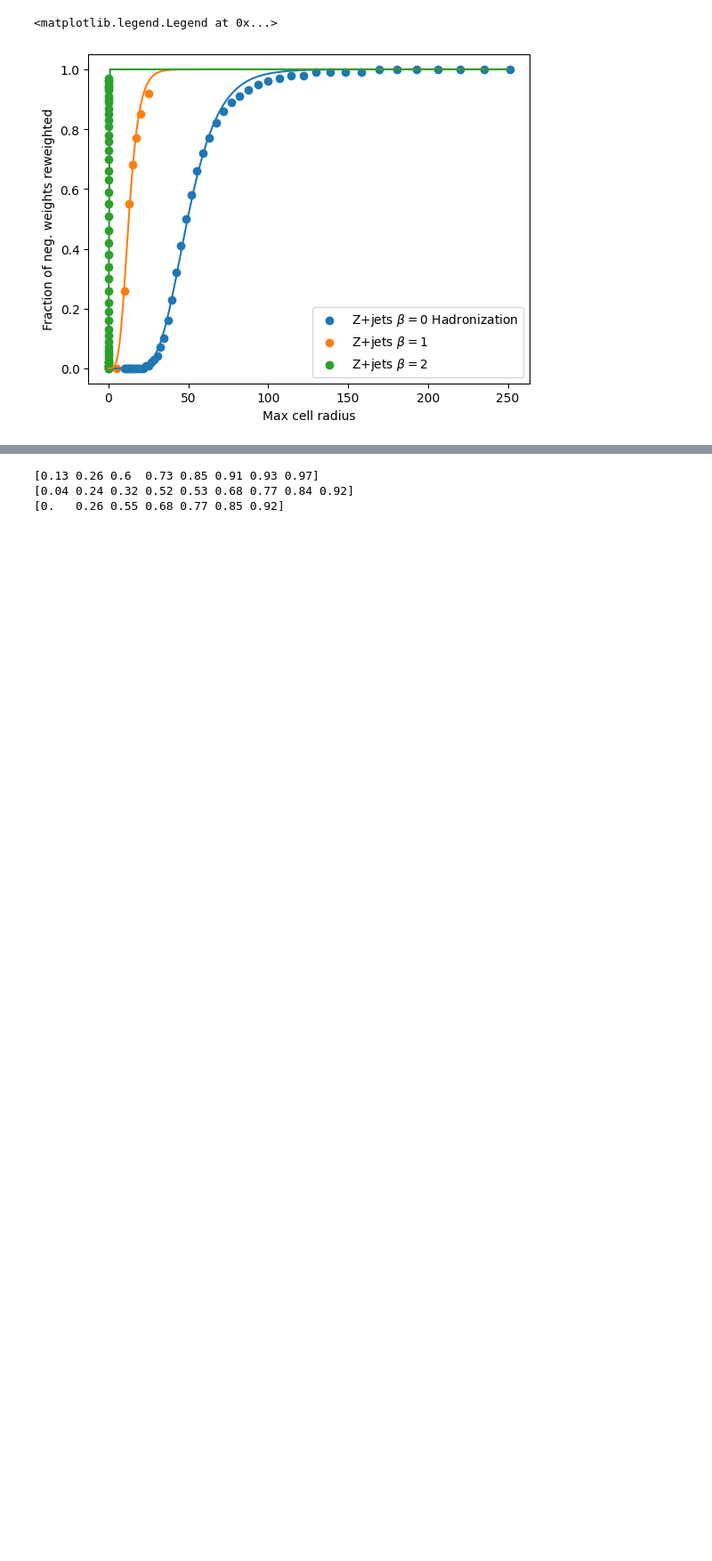
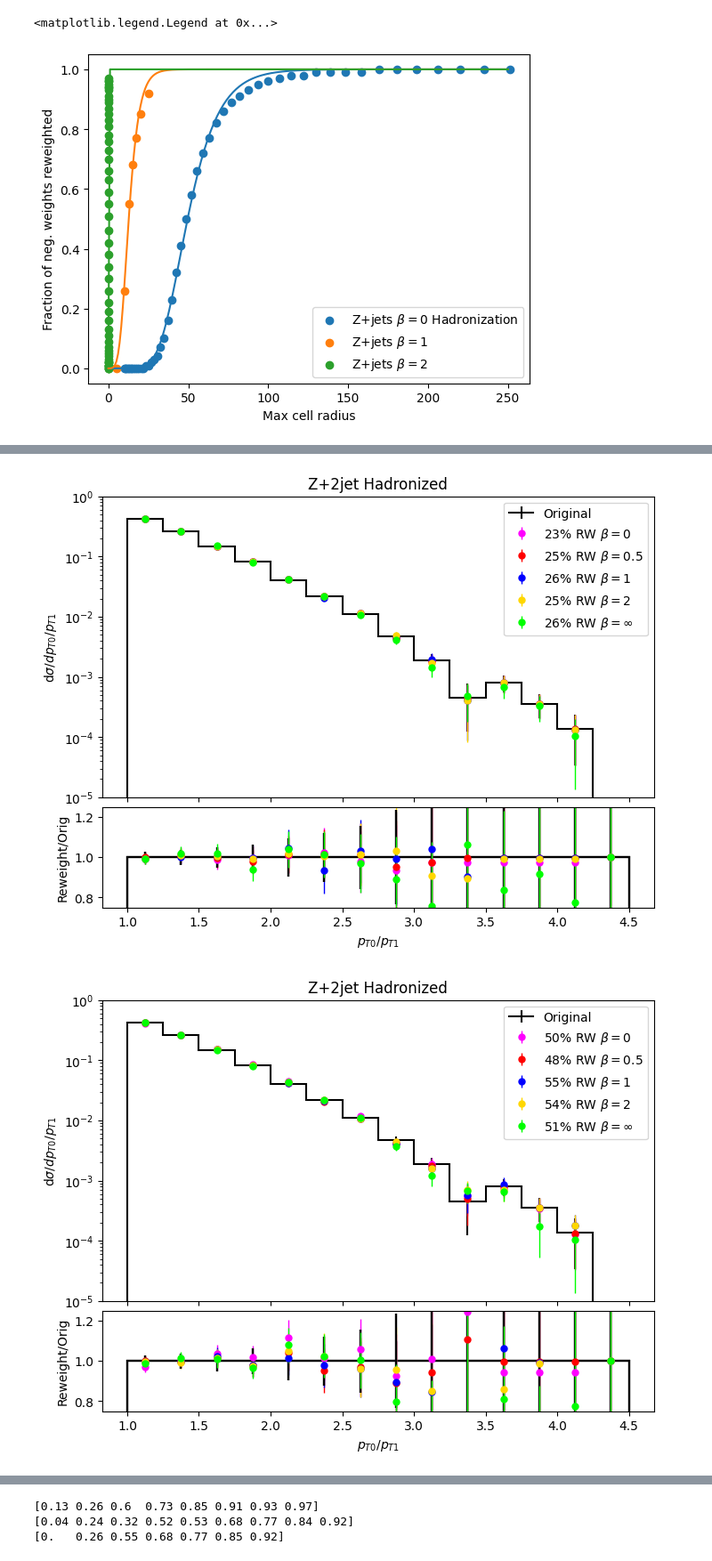
Before and after one commit to leblanc-lab/ot-cres, a Jupyter notebook: cell_reweighting_scripts/plot_zjet_hist.ipynb, the cells around one changed output, grey strips where cells are left out. Shown at 89% size. Drawn from its saved outputs; the diff is of its cells as text; code cells hidden in the pictures; blank space fills up the shorter version.

```diff
--- a/cell_reweighting_scripts/plot_zjet_hist.ipynb
+++ b/cell_reweighting_scripts/plot_zjet_hist.ipynb
@@ -515,0 +510,14 @@ plot_diff_rw(obs, dfs, process_str, fracs, weights_orig_z, xmin, xmax, numbins,
+# %%
+obs_str = 'p_{T0}/p_{T1}' #string for labels and stuff is the observable
+numbins = 14 #number of bins
+xmin = 1
+xmax=4.5
+sel = (ak.num(zjets.pt, axis=1)>1)
+sel_jets = zjets[sel]
+obs = sel_jets.pt[:,0]/sel_jets.pt[:,1]
+plot_diff_rw(obs, dfs, process_str, fracs_25, weights_orig_z, xmin, xmax, numbins, obs_str = obs_str, title = "Z+2jet Hadronized", raxlim=[0.75, 1.25], sel=sel)
+plot_diff_rw(obs, dfs, process_str, fracs_50, weights_orig_z, xmin, xmax, numbins, obs_str = obs_str, title = "Z+2jet Hadronized", raxlim=[0.75, 1.25], sel=sel)
+plot_diff_rw(obs, dfs, process_str, fracs_75, weights_orig_z, xmin, xmax, numbins, obs_str = obs_str, title = "Z+2jet Hadronized", raxlim=[0.75, 1.25], sel=sel)
+# %% [output]
+[figure, added]
+[figure, added]
```
Also changed, not shown: parts of 9 cells of this notebook, 2 other files.
